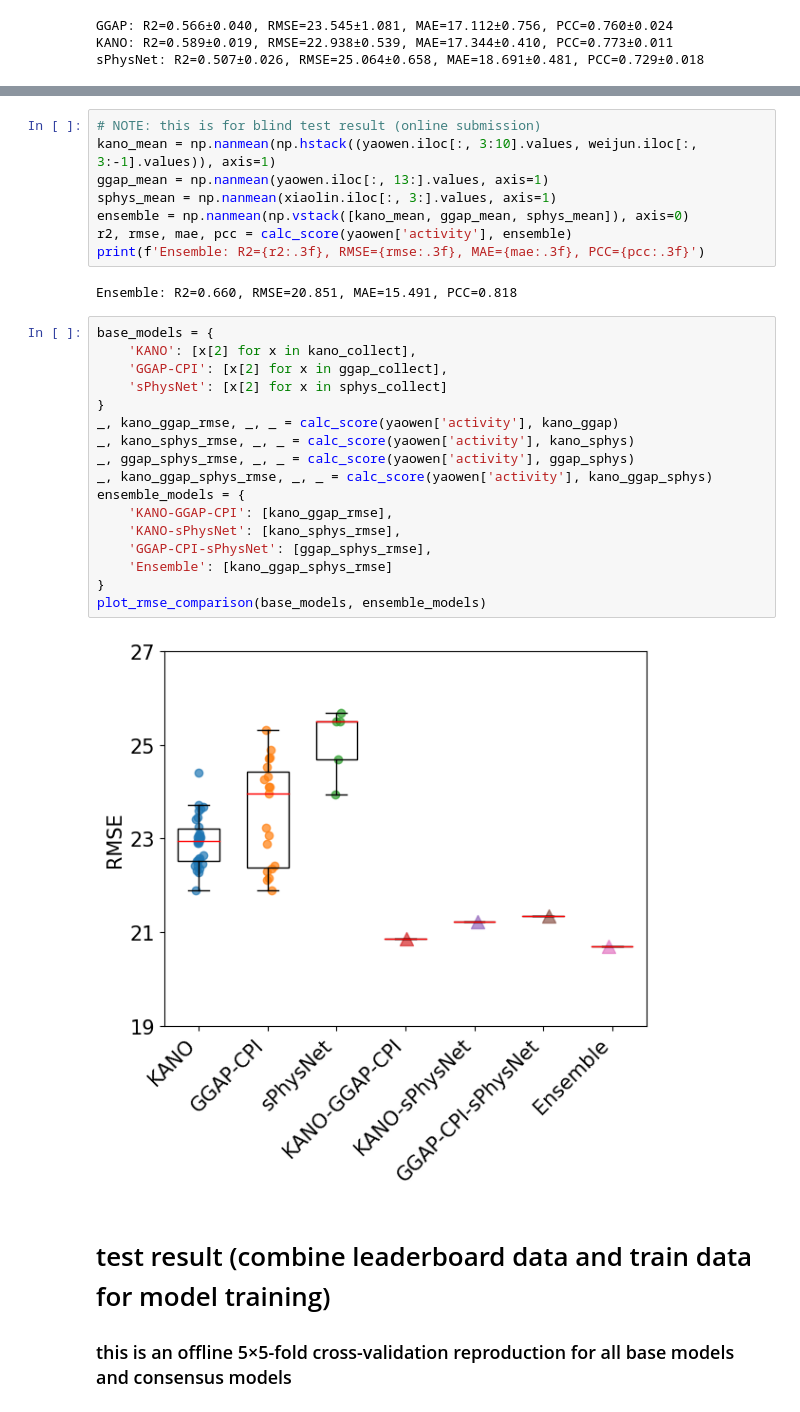
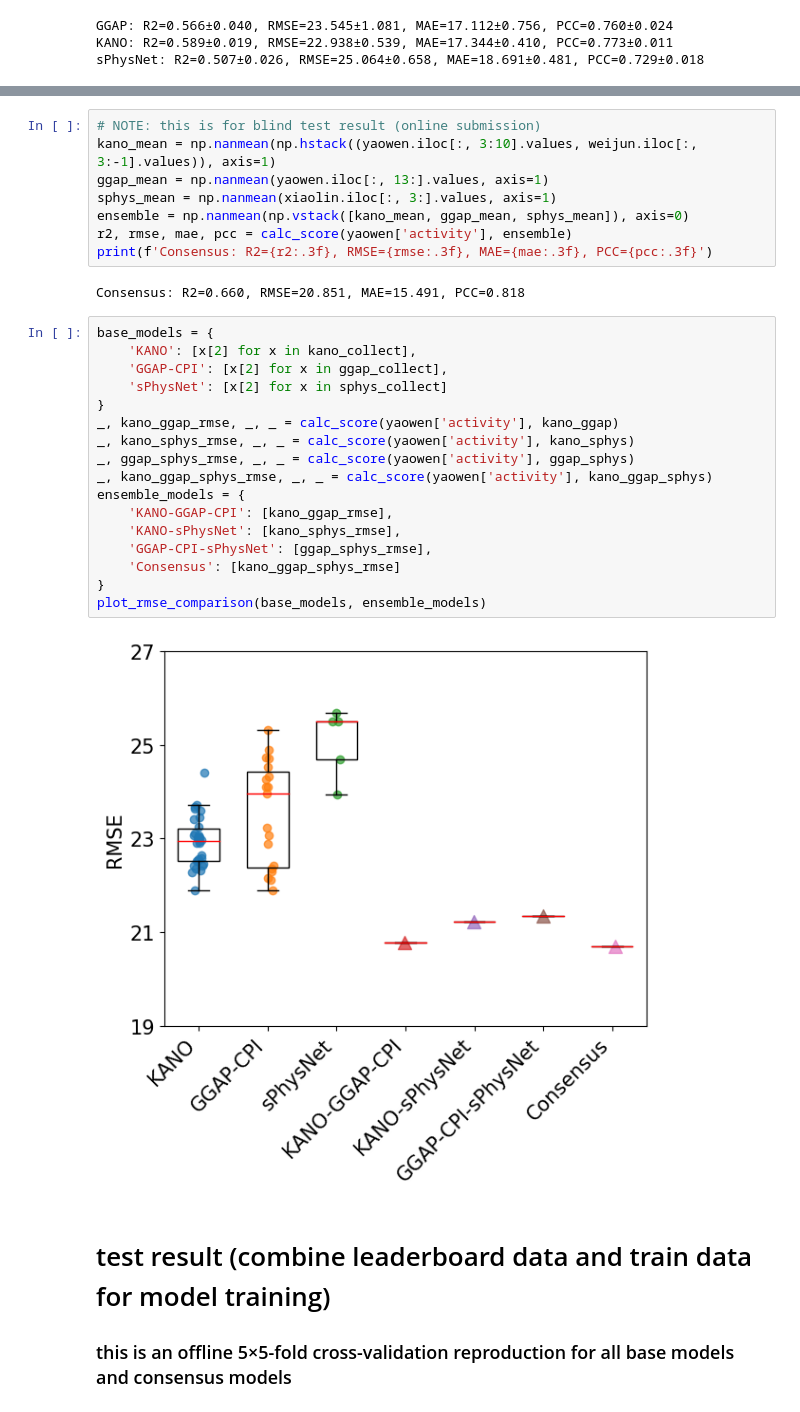
Before and after one commit to xiaolinpan/tox24_challenge_submission_yingkai_lab, a Jupyter notebook: result_analysis.ipynb, the cells around one changed output, grey strips where cells are left out. Saved outputs shown, nothing was run; the diff lists cells and outputs as text.

```diff
--- a/result_analysis.ipynb
+++ b/result_analysis.ipynb
@@ -226,28 +226,28 @@ ggap_mean = np.nanmean(yaowen.iloc[:, 13:].values, axis=1)
 sphys_mean = np.nanmean(xiaolin.iloc[:, 3:].values, axis=1)
 ensemble = np.nanmean(np.vstack([kano_mean, ggap_mean, sphys_mean]), axis=0)
 r2, rmse, mae, pcc = calc_score(yaowen['activity'], ensemble)
-print(f'Ensemble: R2={r2:.3f}, RMSE={rmse:.3f}, MAE={mae:.3f}, PCC={pcc:.3f}')
+print(f'Consensus: R2={r2:.3f}, RMSE={rmse:.3f}, MAE={mae:.3f}, PCC={pcc:.3f}')
 # %% [output]
-Ensemble: R2=0.660, RMSE=20.851, MAE=15.491, PCC=0.818
+Consensus: R2=0.660, RMSE=20.851, MAE=15.491, PCC=0.818
 # %%
 base_models = {
     'KANO': [x[2] for x in kano_collect],
     'GGAP-CPI': [x[2] for x in ggap_collect],
     'sPhysNet': [x[2] for x in sphys_collect]
 }
 _, kano_ggap_rmse, _, _ = calc_score(yaowen['activity'], kano_ggap)
 _, kano_sphys_rmse, _, _ = calc_score(yaowen['activity'], kano_sphys)
 _, ggap_sphys_rmse, _, _ = calc_score(yaowen['activity'], ggap_sphys)
 _, kano_ggap_sphys_rmse, _, _ = calc_score(yaowen['activity'], kano_ggap_sphys)
 ensemble_models = {
     'KANO-GGAP-CPI': [kano_ggap_rmse],
     'KANO-sPhysNet': [kano_sphys_rmse],
     'GGAP-CPI-sPhysNet': [ggap_sphys_rmse],
-    'Ensemble': [kano_ggap_sphys_rmse]
+    'Consensus': [kano_ggap_sphys_rmse]
 }
 plot_rmse_comparison(base_models, ensemble_models)
 # %% [output]
-[figure, old version]
+[figure, new version]
 # %% [markdown]
 # test result (combine leaderboard data and train data for model training)
 ### this is an offline 5×5-fold cross-validation reproduction for all base models and consensus models
```
Also changed, not shown: parts of 8 cells of this notebook, 17 other files.
